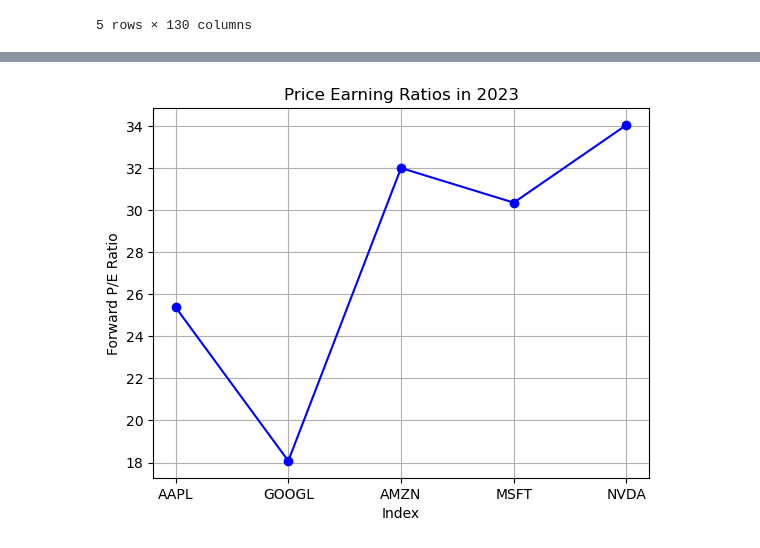
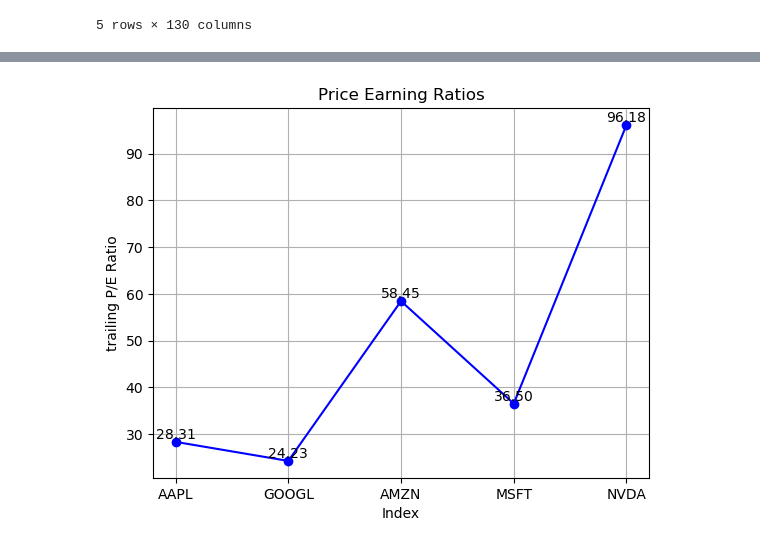
Before and after one commit to ElleNaazB/Project-1, a Jupyter notebook: 1fin_analysis_diagram.ipynb, the cells around one changed output, grey strips where cells are left out. Cells and saved outputs as stored; diff of their text form; code cells hidden in the pictures.

```diff
--- a/1fin_analysis_diagram.ipynb
+++ b/1fin_analysis_diagram.ipynb
@@ -97,11 +80,16 @@ plt.show()
 # %%
 # Price Earning Ratios in 2023
 ## From the line plot below, it is noted that NVIDIA had the highest price earning ratio followed by Microsoft.
-plt.plot(df.index, df['forwardPE'], marker='o', linestyle='-', color='b')
+plt.plot(df.index, df['trailingPE'], marker='o', linestyle='-', color='b')
 plt.xlabel('Index')  # Using default index as x-axis label
-plt.ylabel('Forward P/E Ratio')
-plt.title('Price Earning Ratios in 2023')
+plt.ylabel('trailing P/E Ratio')
+plt.title('Price Earning Ratios')
 plt.grid(True)  # Add grid lines
+
+# Add value labels to each data point
+for i, value in enumerate(df['trailingPE']):
+    plt.text(df.index[i], value, f'{value:.2f}', ha='center', va='bottom')
+
 plt.show()
 # %% [output]
-[figure, old version]
+[figure, new version]
```
Also changed, not shown: parts of 13 cells of this notebook.
